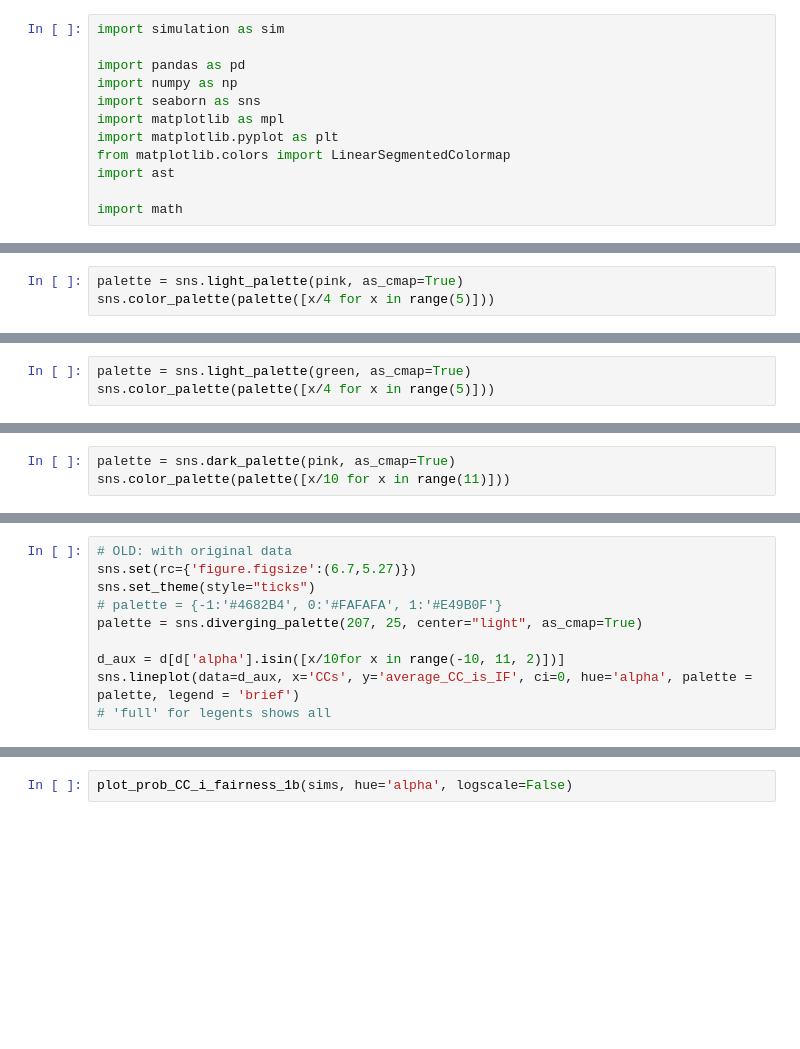
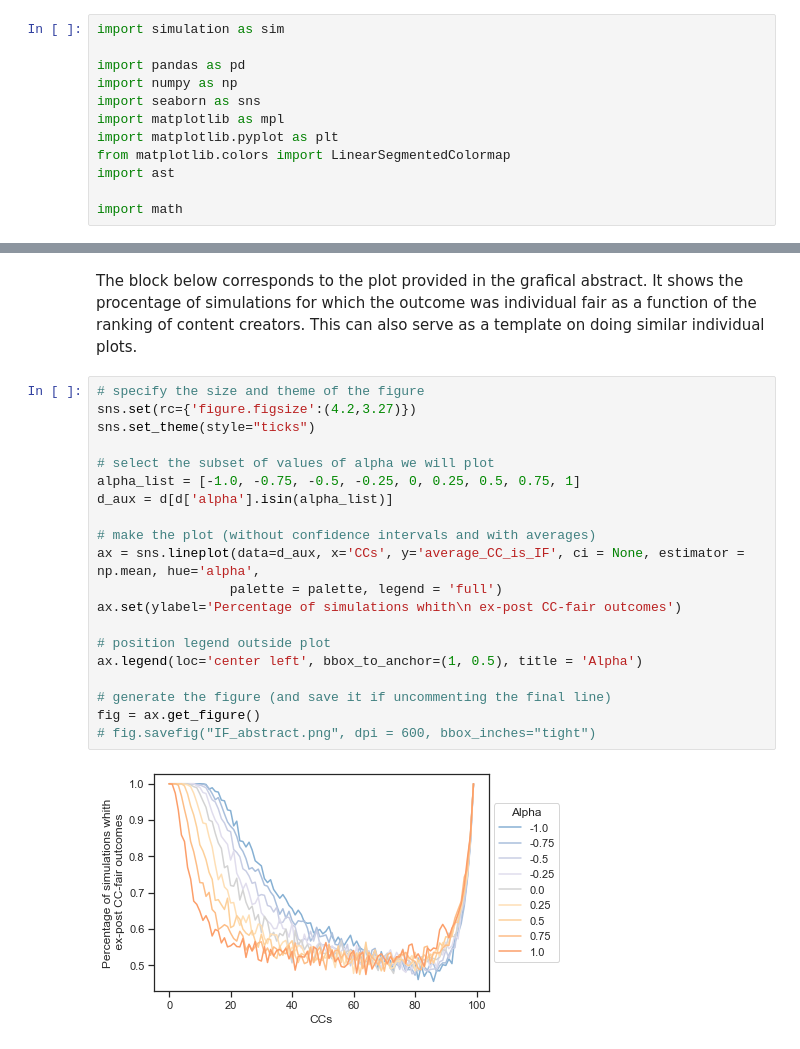
Before and after one commit to StefaniaI/ABM-IFforSMI, a Jupyter notebook: Data analysis.ipynb, the cells around one changed output, grey strips where cells are left out. Cells and saved outputs as stored; diff of their text form; blank space fills up the shorter version.

```diff
--- a/Data analysis.ipynb
+++ b/Data analysis.ipynb
@@ -694,3 +237,0 @@ sns.color_palette(palette([x/10 for x in range(11)]))
-# %%
-palette = sns.light_palette(pink, as_cmap=True)
-sns.color_palette(palette([x/4 for x in range(5)]))
@@ -703,3 +237,0 @@ sns.color_palette(palette([x/4 for x in range(5)]))
-# %%
-palette = sns.light_palette(green, as_cmap=True)
-sns.color_palette(palette([x/4 for x in range(5)]))
@@ -712,3 +237,0 @@ sns.color_palette(palette([x/4 for x in range(5)]))
-# %%
-palette = sns.dark_palette(pink, as_cmap=True)
-sns.color_palette(palette([x/10 for x in range(11)]))
@@ -739,10 +237,0 @@ seaborn.palettes._ColorPalette
-# %%
-# OLD: with original data
-sns.set(rc={'figure.figsize':(6.7,5.27)})
-sns.set_theme(style="ticks")
-# palette = {-1:'#4682B4', 0:'#FAFAFA', 1:'#E49B0F'}
-palette = sns.diverging_palette(207, 25, center="light", as_cmap=True)
-
-d_aux = d[d['alpha'].isin([x/10for x in range(-10, 11, 2)])]
-sns.lineplot(data=d_aux, x='CCs', y='average_CC_is_IF', ci=0, hue='alpha', palette = palette, legend = 'brief')
-# 'full' for legents shows all
@@ -872,2 +238,24 @@ def plot_prob_CC_i_fairness_1b(sims, hue='cumulative_weights', logscale=False, f
-# %%
-plot_prob_CC_i_fairness_1b(sims, hue='alpha', logscale=False)
+# %% [markdown]
+The block below corresponds to the plot provided in the grafical abstract. It shows the procentage of simulations for which the outcome was individual fair as a function of the ranking of content creators. This can also serve as a template on doing similar individual plots.
+# %%
+# specify the size and theme of the figure
+sns.set(rc={'figure.figsize':(4.2,3.27)})
+sns.set_theme(style="ticks")
+
+# select the subset of values of alpha we will plot
+alpha_list = [-1.0, -0.75, -0.5, -0.25, 0, 0.25, 0.5, 0.75, 1]
+d_aux = d[d['alpha'].isin(alpha_list)]
+
+# make the plot (without confidence intervals and with averages)
+ax = sns.lineplot(data=d_aux, x='CCs', y='average_CC_is_IF', ci = None, estimator = np.mean, hue='alpha',
+                 palette = palette, legend = 'full')
+ax.set(ylabel='Percentage of simulations whith\n ex-post CC-fair outcomes')
+
+# position legend outside plot
+ax.legend(loc='center left', bbox_to_anchor=(1, 0.5), title = 'Alpha')
+
+# generate the figure (and save it if uncommenting the final line)
+fig = ax.get_figure()
+# fig.savefig("IF_abstract.png", dpi = 600, bbox_inches="tight")
+# %% [output]
+[figure, added]
```
Also changed, not shown: parts of 69 cells of this notebook.
